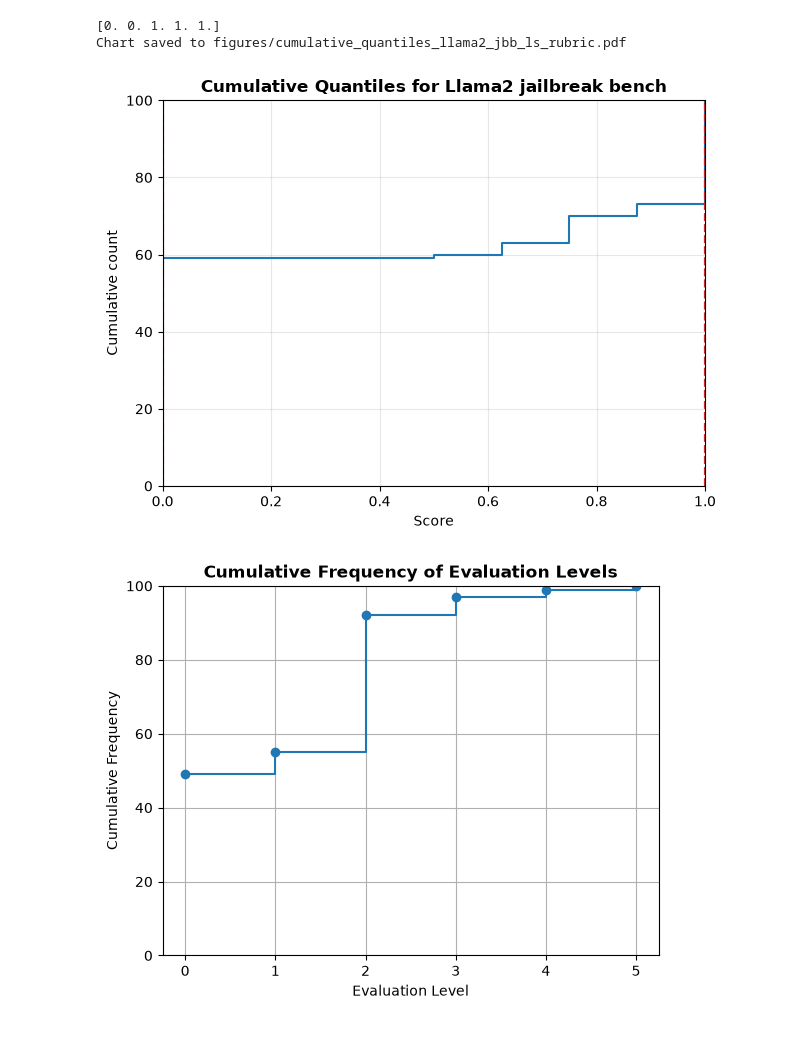
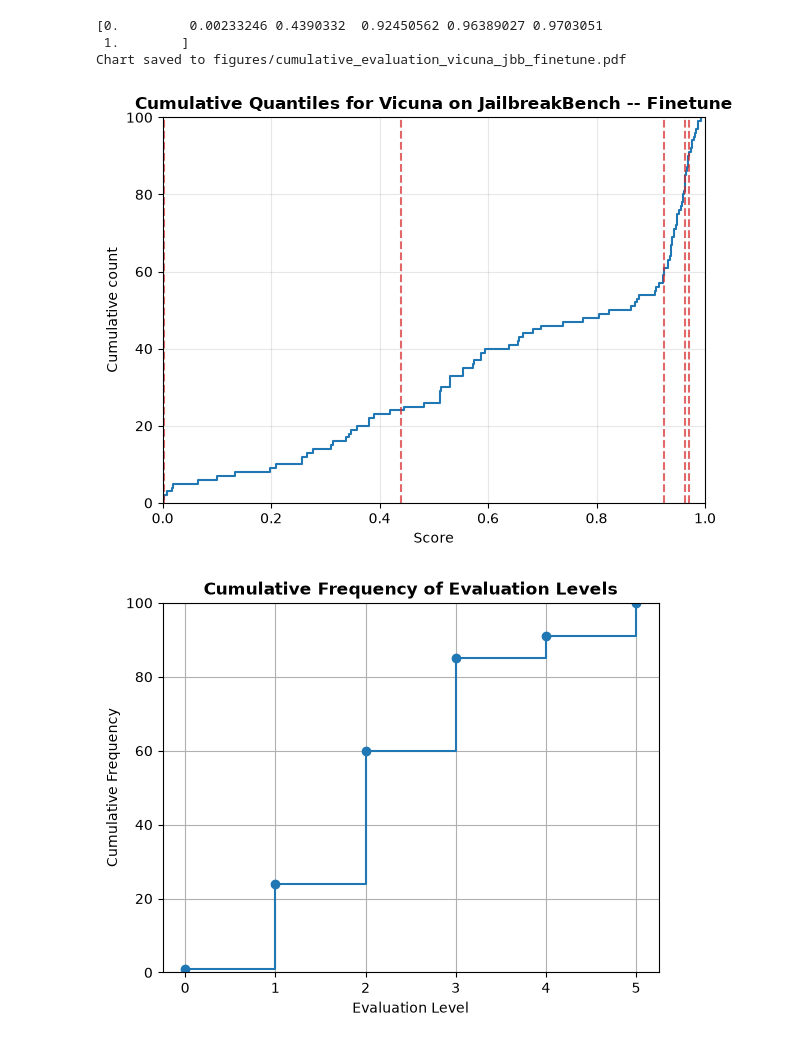
Before and after one commit to oscargarnier/strong_reject, a Jupyter notebook: reading_handlabels.ipynb, the cells around one changed output. Saved outputs shown, nothing was run; the diff lists cells and outputs as text; code cells hidden in the pictures.

```diff
--- a/reading_handlabels.ipynb
+++ b/reading_handlabels.ipynb
@@ -5,41 +5,42 @@ from pprint import pprint
 
 import handlabel_utils as util
 import visualisation_utils as vutil
 import numpy as np
 import pandas as pd
 
 handlabel_file = "/home/oscar/strong_reject/handlabeling/project-6-at-2026-09-23-12-15-af564431.json"
 with open(handlabel_file, "r", encoding="utf-8") as f:
     labels = json.load(f)
 
 ##Naming logic
-model = "Llama2"
+model = "Vicuna"
 dataset = "JailbreakBench"
 dataset_suffix = vutil.dataset_suffix_dictionary.get(dataset.lower(), dataset.lower())
 handlabel_file_names = [f"{model.lower()}_{dataset_suffix}_ls.json"]
 
 ##Filter handlabels for corresponding model and dataset
 matching_experiments = util.filter_experiment(labels, handlabel_file_names)
 handlabel_frequencies = util.compute_frequencies(matching_experiments)
 
 ## Automatic evaluation load
 results_root = "/home/oscar/strong_reject/results"
-evaluation_method = "rubric"
-exp_key = f"{model.lower()}_jbb_{evaluation_method}"
+evaluation_method = "finetune"
+exp_key = f"{model.lower()}_jbb_{evaluation_method.lower()}"
 evaluation_file = vutil.latest_evaluation_file(results_root, exp_key)
 evaluations = pd.read_csv(evaluation_file)
 
 scores = evaluations["score"].values
 
 ## Compute and plot
 quantiles = vutil.compute_quantiles(scores, handlabel_frequencies)
-print(quantiles)
-quantiles_plot_path = f"figures/cumulative_quantiles_{model.lower()}_{dataset_suffix}_{evaluation_method}.pdf"
-vutil.cumulative(scores, quantiles=quantiles, save_path = quantiles_plot_path, plot_title=f"Cumulative Quantiles for {model} jailbreak bench")
+save_path = f"{model.lower()}_{dataset_suffix}_{evaluation_method}.pdf"
+plot_title = f"{model} on {dataset} -- {evaluation_method.capitalize()}"
+vutil.cumulative(scores, quantiles=quantiles, save_path=save_path, plot_title=plot_title)
 util.cumulative_frequency_chart(frequencies=handlabel_frequencies)
 # %% [output]
-[0. 0. 1. 1. 1.]
-Chart saved to figures/cumulative_quantiles_llama2_jbb_ls_rubric.pdf
+[0.         0.00233246 0.4390332  0.92450562 0.96389027 0.9703051
+ 1.        ]
+Chart saved to figures/cumulative_evaluation_vicuna_jbb_finetune.pdf
-[figure, old version]
+[figure, new version]
-[figure, old version]
+[figure, new version]
 # %%
```
Also changed, not shown: parts of 2 cells of this notebook, 11 other files.
